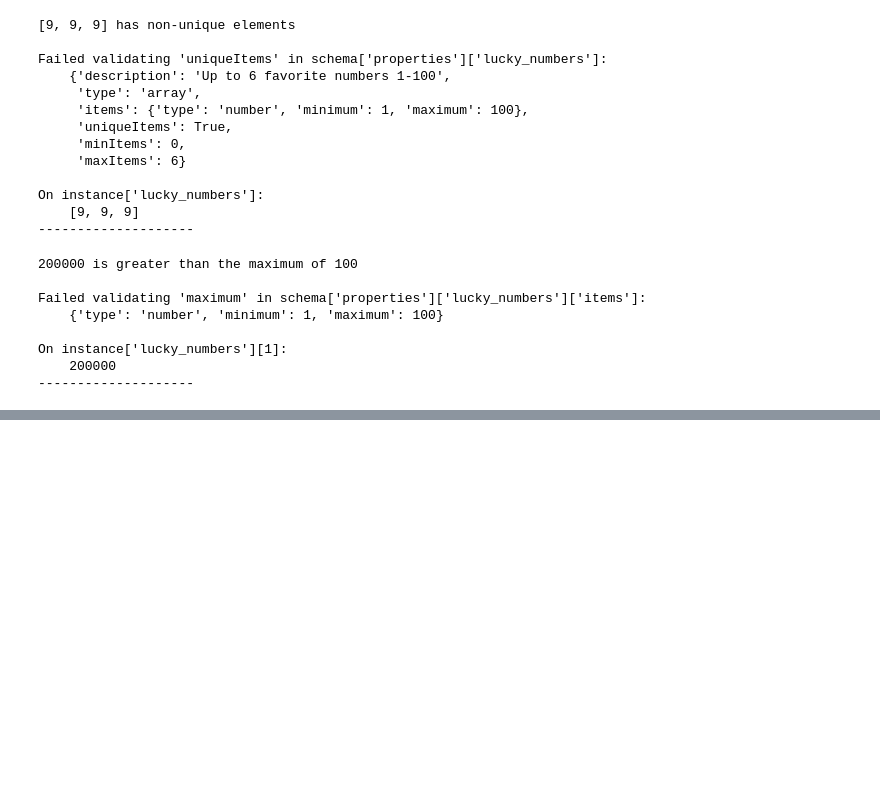
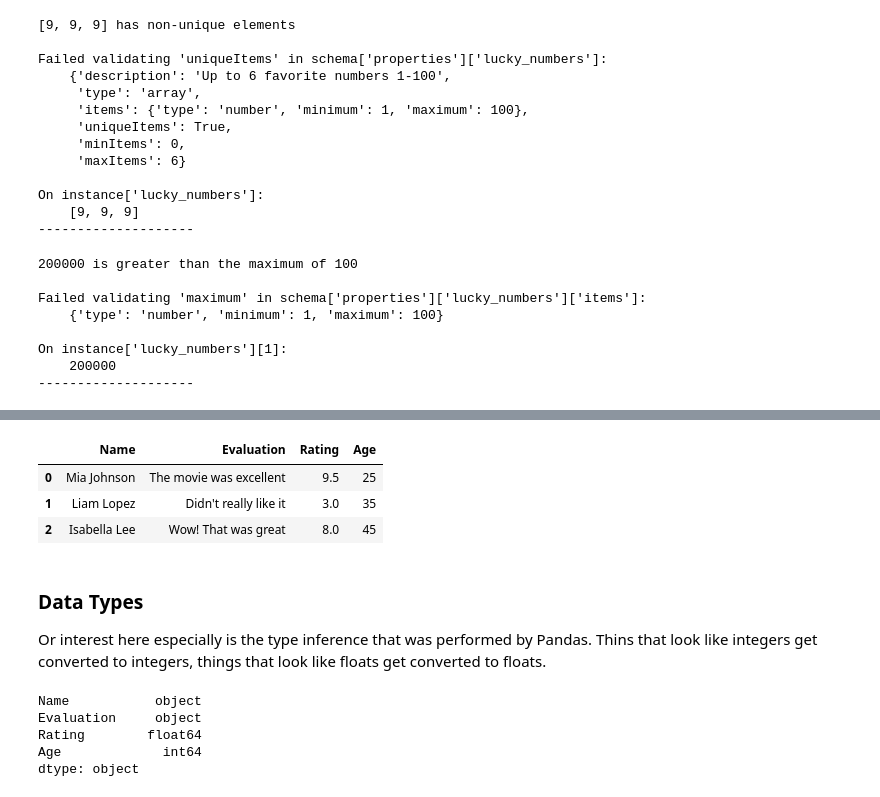
Before and after one commit to petsereypanha/python_data, a Jupyter notebook: serialization/Data - Serialization.ipynb, the cells around one changed output, grey strips where cells are left out. Saved outputs shown, nothing was run; the diff lists cells and outputs as text; code cells hidden in the pictures; blank space fills up the shorter version.

```diff
--- a/serialization/Data - Serialization.ipynb
+++ b/serialization/Data - Serialization.ipynb
@@ -955,0 +1233,19 @@ On instance['lucky_numbers'][1]:
+# %%
+df = pd.read_csv('data/movie.csv')
+df
+# %% [output]
+|  | Name | Evaluation | Rating | Age |
+| 0 | Mia Johnson | The movie was excellent | 9.5 | 25 |
+| 1 | Liam Lopez | Didn't really like it | 3.0 | 35 |
+| 2 | Isabella Lee | Wow! That was great | 8.0 | 45 |
+# %% [markdown]
+### Data Types
+Or interest here especially is the type inference that was performed by Pandas. Thins that look like integers get converted to integers, things that look like floats get converted to floats.
+# %%
+df.dtypes
+# %% [output]
+Name           object
+Evaluation     object
+Rating        float64
+Age             int64
+dtype: object
```
Also changed, not shown: parts of 61 cells of this notebook, 2 other files.
